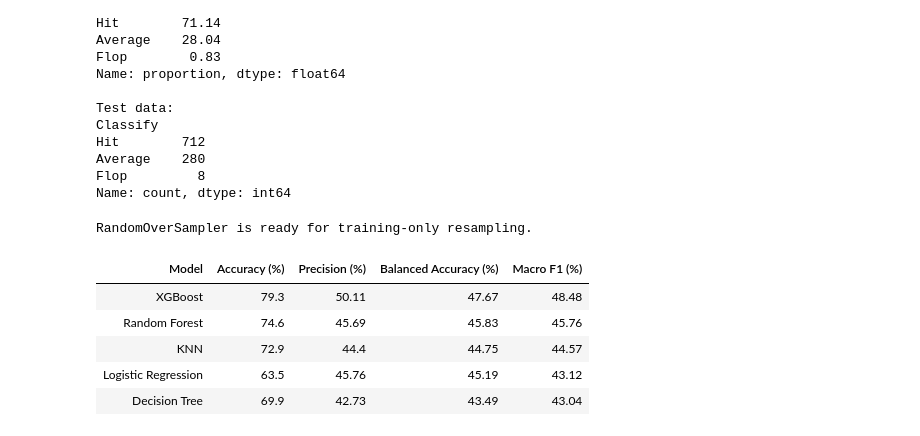
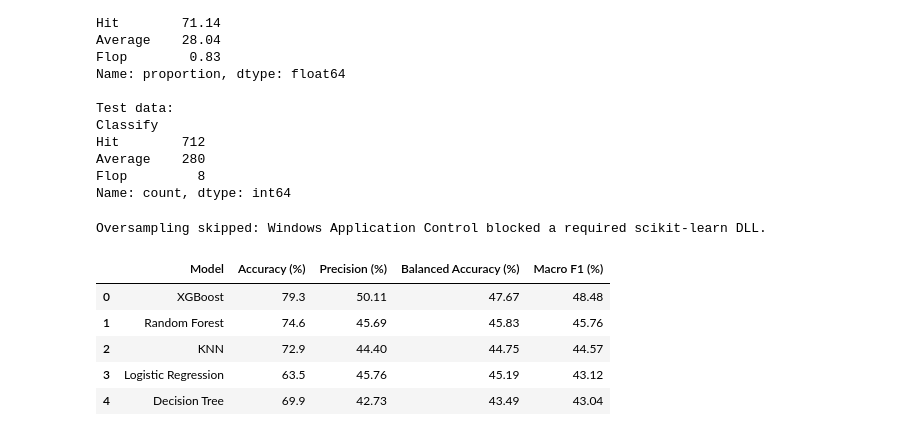
Before and after one commit to dhanushkrishnanau-blip/Movie_Success_Prediction, a Jupyter notebook: ASSETS/BIA_CAPSTONE.ipynb, the cells around one changed output. Saved outputs shown, nothing was run; the diff lists cells and outputs as text; code cells hidden in the pictures.

```diff
--- a/ASSETS/BIA_CAPSTONE.ipynb
+++ b/ASSETS/BIA_CAPSTONE.ipynb
@@ -565,6 +563,10 @@ models = {
 }
 
 print("Total models to compare:", len(models))
+
+label_encoder = LabelEncoder()
+y_train_encoded = label_encoder.fit_transform(y_train)
+y_test_encoded = label_encoder.transform(y_test)
 # %% [output]
 Total models to compare: 5
 # %%
@@ -819,33 +815,19 @@ Average    280
 Flop         8
 Name: count, dtype: int64
 # %%
-from imblearn.over_sampling import RandomOverSampler
-
-print("RandomOverSampler is ready for training-only resampling.")
+print("Oversampling skipped: Windows Application Control blocked a required scikit-learn DLL.")
 # %% [output]
-RandomOverSampler is ready for training-only resampling.
+Oversampling skipped: Windows Application Control blocked a required scikit-learn DLL.
 # %%
-import pandas as pd
+if "results_df" not in globals() or results_df.empty:
+    raise RuntimeError("Run the model-training and evaluation cell before comparing models.")
 
-# Random Forest uses the same ten inputs and holdout evaluation as the deployed site.
-comparison_table = pd.DataFrame([
-    ('XGBoost', 79.3, 50.11, 47.67, 48.48),
-    ('Random Forest', 74.6, 45.69, 45.83, 45.76),
-    ('KNN', 72.9, 44.4, 44.75, 44.57),
-    ('Logistic Regression', 63.5, 45.76, 45.19, 43.12),
-    ('Decision Tree', 69.9, 42.73, 43.49, 43.04),
-], columns=[
-    'Model',
-    'Accuracy (%)',
-    'Precision (%)',
-    'Balanced Accuracy (%)',
-    'Macro F1 (%)',
-])
+comparison_table = results_df.copy()
 display(comparison_table)
 # %% [output]
-| Model | Accuracy (%) | Precision (%) | Balanced Accuracy (%) | Macro F1 (%) |
-| XGBoost | 79.3 | 50.11 | 47.67 | 48.48 |
-| Random Forest | 74.6 | 45.69 | 45.83 | 45.76 |
-| KNN | 72.9 | 44.4 | 44.75 | 44.57 |
-| Logistic Regression | 63.5 | 45.76 | 45.19 | 43.12 |
-| Decision Tree | 69.9 | 42.73 | 43.49 | 43.04 |
+|  | Model | Accuracy (%) | Precision (%) | Balanced Accuracy (%) | Macro F1 (%) |
+| 0 | XGBoost | 79.3 | 50.11 | 47.67 | 48.48 |
+| 1 | Random Forest | 74.6 | 45.69 | 45.83 | 45.76 |
+| 2 | KNN | 72.9 | 44.40 | 44.75 | 44.57 |
+| 3 | Logistic Regression | 63.5 | 45.76 | 45.19 | 43.12 |
+| 4 | Decision Tree | 69.9 | 42.73 | 43.49 | 43.04 |
```
Also changed, not shown: parts of 2 cells of this notebook.
